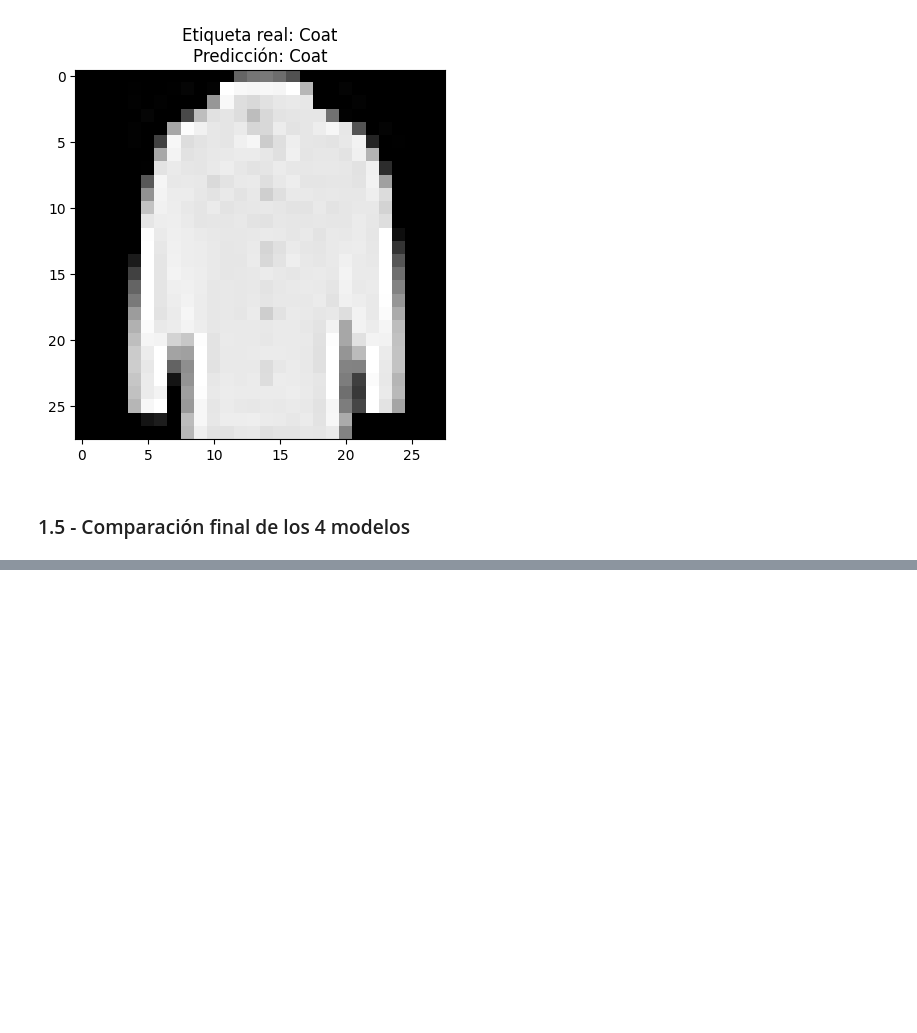
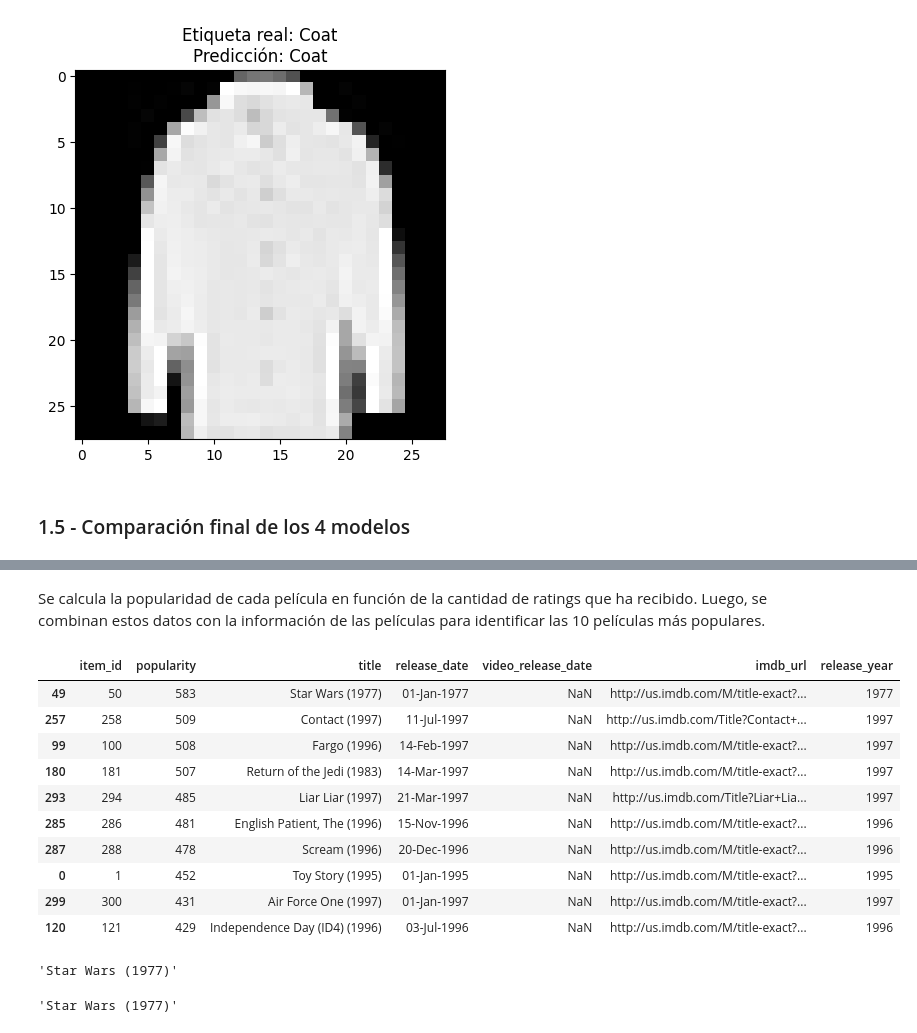
Before and after one commit to moriciii3/tareas_ML_DL_NN, a Jupyter notebook: tarea_2/morici_bruno_tarea2.ipynb, the cells around one changed output, grey strips where cells are left out. Drawn from its saved outputs; the diff is of its cells as text; code cells hidden in the pictures; blank space fills up the shorter version.

```diff
--- a/tarea_2/morici_bruno_tarea2.ipynb
+++ b/tarea_2/morici_bruno_tarea2.ipynb
@@ -390,0 +473,3 @@ plt.show()
+# %%
+all_ratings = pd.merge(items, raw_ratings)
+all_ratings.head()
@@ -390,0 +496,27 @@ plt.show()
+# %% [markdown]
+Se calcula la popularidad de cada película en función de la cantidad de ratings que ha recibido. Luego, se combinan estos datos con la información de las películas para identificar las 10 películas más populares.
+# %%
+popularity = all_ratings.groupby('item_id').size().reset_index(name='popularity')
+items = pd.merge(popularity, items)
+items.nlargest(10, 'popularity')
+# %% [output]
+|  | item_id | popularity | title | release_date | video_release_date | imdb_url | release_year |
+| 49 | 50 | 583 | Star Wars (1977) | 01-Jan-1977 | NaN | http://us.imdb.com/M/title-exact?... | 1977 |
+| 257 | 258 | 509 | Contact (1997) | 11-Jul-1997 | NaN | http://us.imdb.com/Title?Contact+... | 1997 |
+| 99 | 100 | 508 | Fargo (1996) | 14-Feb-1997 | NaN | http://us.imdb.com/M/title-exact?... | 1997 |
+| 180 | 181 | 507 | Return of the Jedi (1983) | 14-Mar-1997 | NaN | http://us.imdb.com/M/title-exact?... | 1997 |
+| 293 | 294 | 485 | Liar Liar (1997) | 21-Mar-1997 | NaN | http://us.imdb.com/Title?Liar+Lia... | 1997 |
+| 285 | 286 | 481 | English Patient, The (1996) | 15-Nov-1996 | NaN | http://us.imdb.com/M/title-exact?... | 1996 |
+| 287 | 288 | 478 | Scream (1996) | 20-Dec-1996 | NaN | http://us.imdb.com/M/title-exact?... | 1996 |
+| 0 | 1 | 452 | Toy Story (1995) | 01-Jan-1995 | NaN | http://us.imdb.com/M/title-exact?... | 1995 |
+| 299 | 300 | 431 | Air Force One (1997) | 01-Jan-1997 | NaN | http://us.imdb.com/M/title-exact?... | 1997 |
+| 120 | 121 | 429 | Independence Day (ID4) (1996) | 03-Jul-1996 | NaN | http://us.imdb.com/M/title-exact?... | 1996 |
+# %%
+items["title"][49]
+# %% [output]
+'Star Wars (1977)'
+# %%
+indexed_items = items.set_index('item_id')
+indexed_items["title"][50]
+# %% [output]
+'Star Wars (1977)'
```
Also changed, not shown: parts of 25 cells of this notebook, 1 other file.
